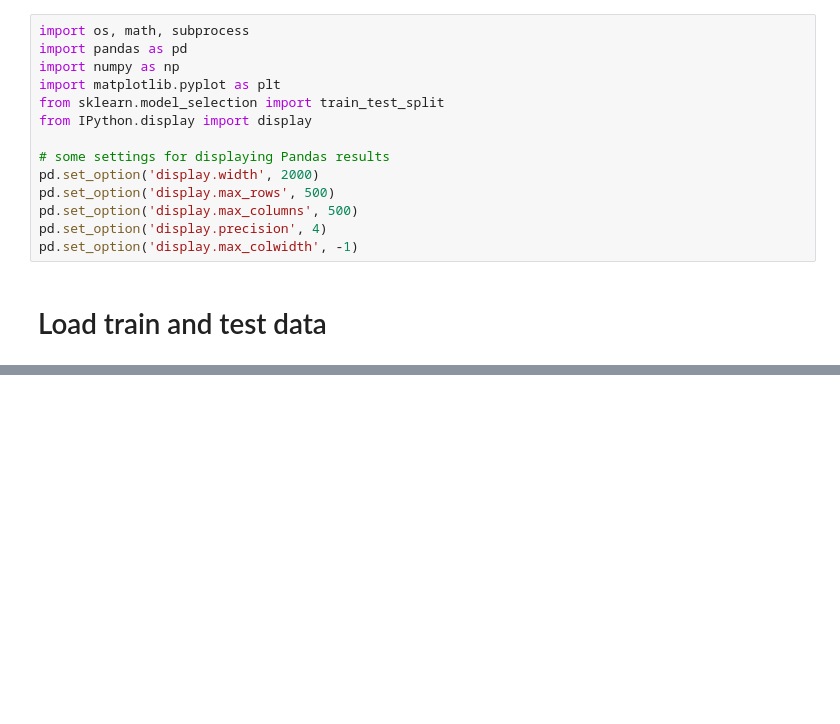
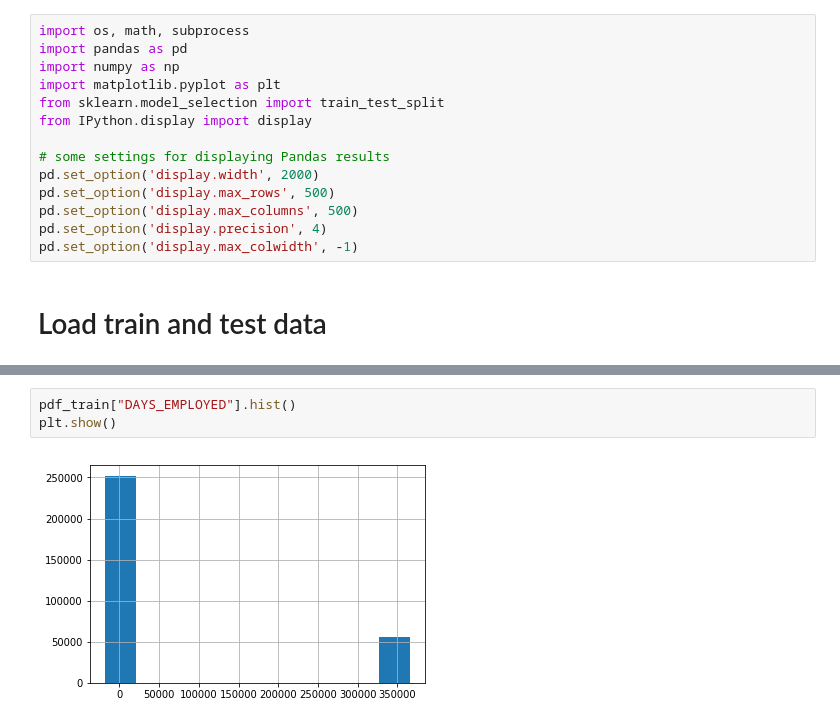
Before and after one commit to ongxuanhong/data-science-mini-course, a Jupyter notebook: 04_feature_engineering/001_baseline.ipynb, the cells around one changed output, grey strips where cells are left out. Cells and saved outputs as stored; diff of their text form; blank space fills up the shorter version.

```diff
--- a/04_feature_engineering/001_baseline.ipynb
+++ b/04_feature_engineering/001_baseline.ipynb
@@ -47,0 +272,5 @@ First 5 rows
+# %%
+pdf_train["DAYS_EMPLOYED"].hist()
+plt.show()
+# %% [output]
+[figure, added]
```
Also changed, not shown: parts of 16 cells of this notebook, 5 other files.
